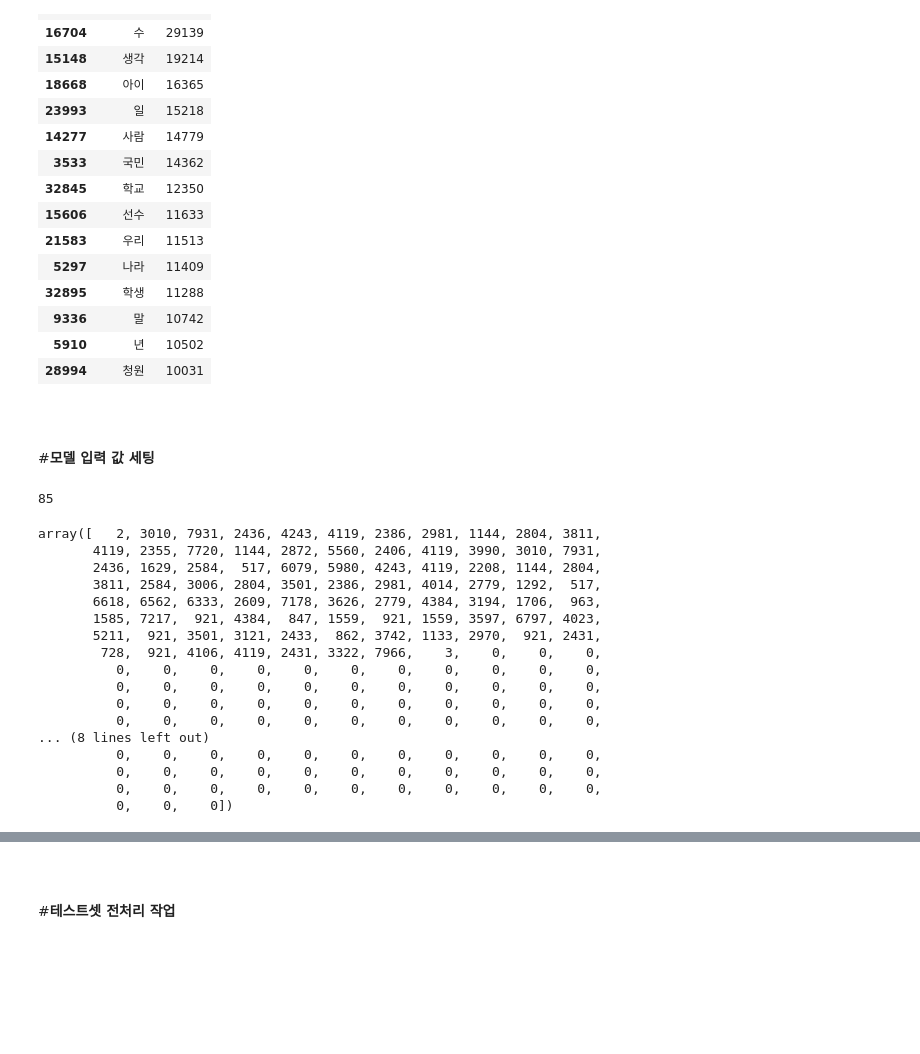
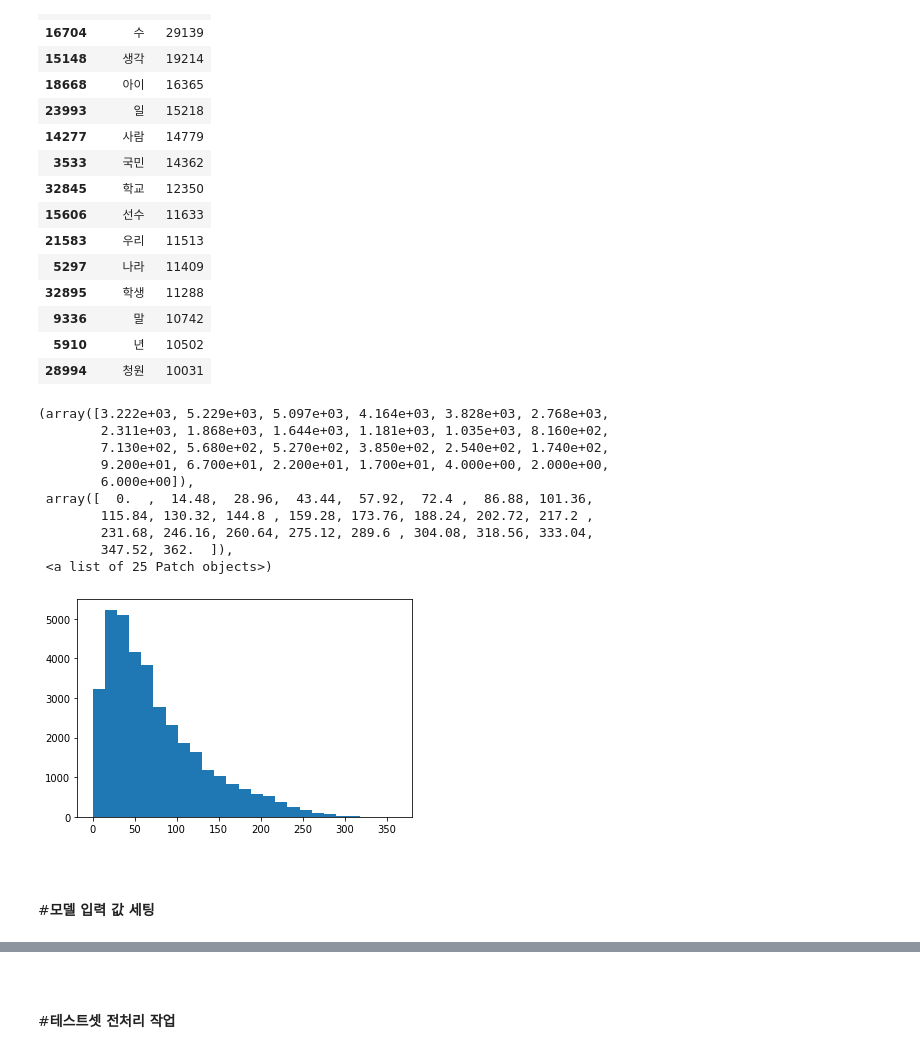
Before and after one commit to dunnohow/Bert, a Jupyter notebook: bluehouse_kobert.ipynb, the cells around one changed output, grey strips where cells are left out. Cells and saved outputs as stored; diff of their text form; code cells hidden in the pictures; blank space fills up the shorter version.

```diff
--- a/bluehouse_kobert.ipynb
+++ b/bluehouse_kobert.ipynb
@@ -564,42 +559,25 @@ for i in tqdm(range(len(sentences))):
         trim_select.append(nouns_to_select[i] in np.array(df_select['values']))
     nouns = list(compress(nouns, trim_select))
     nouns = ''.join([x+' ' for x in nouns])
-    nouns = "[CLS] " + str(nouns) + " [SEP]"
     selected_nouns.append(nouns)
 # %%
 tokenized_texts = [tokenizer.tokenize(sent) for sent in selected_nouns]
+# %%
+plt.hist([len(sent) for sent in tokenized_texts], bins = 25)
+# %% [output]
+(array([3.222e+03, 5.229e+03, 5.097e+03, 4.164e+03, 3.828e+03, 2.768e+03,
+        2.311e+03, 1.868e+03, 1.644e+03, 1.181e+03, 1.035e+03, 8.160e+02,
+        7.130e+02, 5.680e+02, 5.270e+02, 3.850e+02, 2.540e+02, 1.740e+02,
+        9.200e+01, 6.700e+01, 2.200e+01, 1.700e+01, 4.000e+00, 2.000e+00,
+        6.000e+00]),
+ array([  0.  ,  14.48,  28.96,  43.44,  57.92,  72.4 ,  86.88, 101.36,
+        115.84, 130.32, 144.8 , 159.28, 173.76, 188.24, 202.72, 217.2 ,
+        231.68, 246.16, 260.64, 275.12, 289.6 , 304.08, 318.56, 333.04,
+        347.52, 362.  ]),
+ <a list of 25 Patch objects>)
+[figure, added]
 # %% [markdown]
 <br>
 <br>
 
 #**모델 입력 값 세팅**
-# %%
-# 입력 토큰의 최대 시퀀스 길이
-MAX_LEN = 256
-
-# 토큰을 숫자 인덱스로 변환
-input_ids = [tokenizer.convert_tokens_to_ids(x) for x in tokenized_texts]
-
-# 문장을 MAX_LEN 길이에 맞게 자르고, 모자란 부분을 패딩 0으로 채움
-input_ids = pad_sequences(input_ids, maxlen=MAX_LEN, dtype="long", truncating="post", padding="post")
-print(len(tokenizer.convert_tokens_to_ids(tokenized_texts[0])))
-input_ids[0]
-# %% [output]
-85
-array([   2, 3010, 7931, 2436, 4243, 4119, 2386, 2981, 1144, 2804, 3811,
-       4119, 2355, 7720, 1144, 2872, 5560, 2406, 4119, 3990, 3010, 7931,
-       2436, 1629, 2584,  517, 6079, 5980, 4243, 4119, 2208, 1144, 2804,
-       3811, 2584, 3006, 2804, 3501, 2386, 2981, 4014, 2779, 1292,  517,
-       6618, 6562, 6333, 2609, 7178, 3626, 2779, 4384, 3194, 1706,  963,
-       1585, 7217,  921, 4384,  847, 1559,  921, 1559, 3597, 6797, 4023,
-       5211,  921, 3501, 3121, 2433,  862, 3742, 1133, 2970,  921, 2431,
-        728,  921, 4106, 4119, 2431, 3322, 7966,    3,    0,    0,    0,
-          0,    0,    0,    0,    0,    0,    0,    0,    0,    0,    0,
-          0,    0,    0,    0,    0,    0,    0,    0,    0,    0,    0,
-          0,    0,    0,    0,    0,    0,    0,    0,    0,    0,    0,
-          0,    0,    0,    0,    0,    0,    0,    0,    0,    0,    0,
-... (8 lines left out)
-          0,    0,    0,    0,    0,    0,    0,    0,    0,    0,    0,
-          0,    0,    0,    0,    0,    0,    0,    0,    0,    0,    0,
-          0,    0,    0,    0,    0,    0,    0,    0,    0,    0,    0,
-          0,    0,    0])
```
Also changed, not shown: parts of 21 cells of this notebook.
